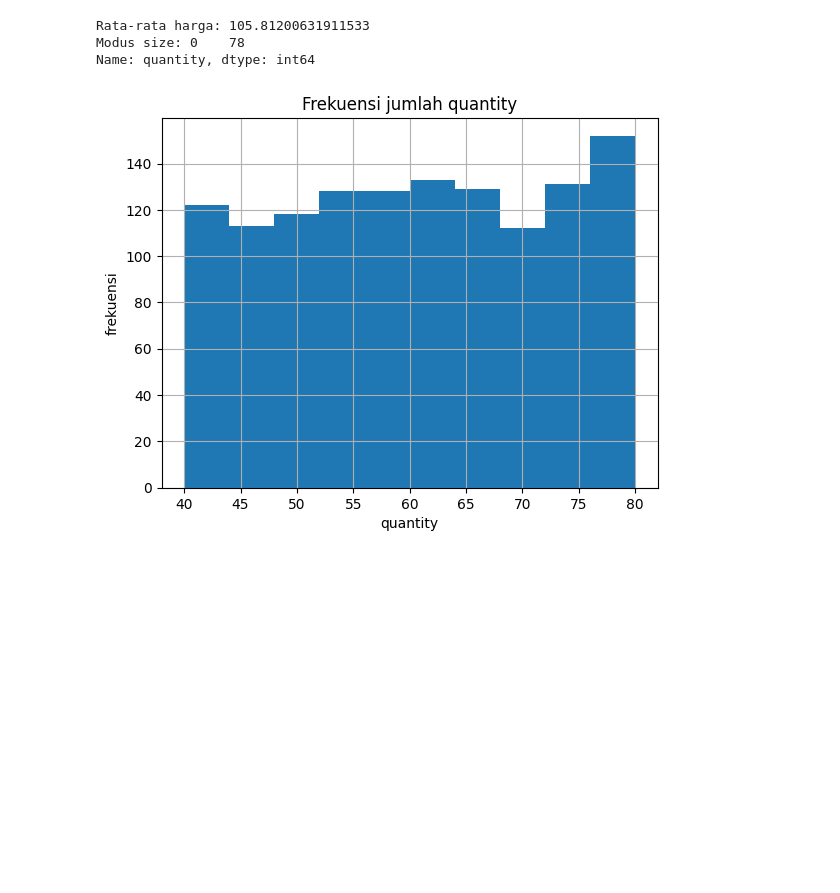
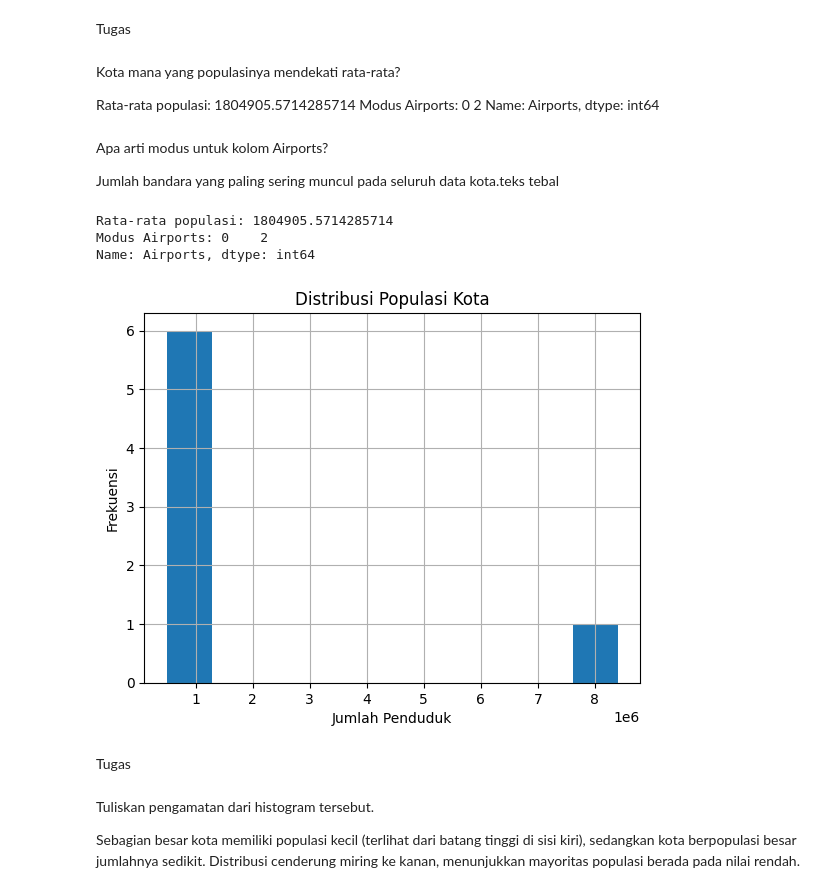
Before and after one commit to Nicoandikasinaga/pemograman-dasar, a Jupyter notebook: Praktikum09.ipynb, the cells around one changed output. Saved outputs shown, nothing was run; the diff lists cells and outputs as text; code cells hidden in the pictures; blank space fills up the shorter version.

```diff
--- a/Praktikum09.ipynb
+++ b/Praktikum09.ipynb
@@ -23,0 +3,14 @@ Nico_andika_sinaga.describe()
+# %%
+import pandas as pd
+
+city_names = ['Jakarta', 'Bandung', 'Makassar', 'Surabaya', 'Medan', 'Yogyakarta', 'Malang']
+population = [498044, 964254, 491918, 8398748, 653115, 883305, 744955]
+num_airports = [2, 2, 8, 3, 1, 3, 2]
+
+df = pd.DataFrame({
+    'City Name': city_names,
+    'Population': population,
+    'Airports': num_airports,
+})
+
+df
@@ -24,25 +26,43 @@ Nico_andika_sinaga.describe()
+# %% [markdown]
+Tugas
+# %% [markdown]
+Kota mana yang populasinya mendekati rata-rata?
+
+Rata-rata populasi: 1804905.5714285714 Modus Airports: 0 2 Name: Airports, dtype: int64
+# %% [markdown]
+Apa arti modus untuk kolom Airports?
+
+Jumlah bandara yang paling sering muncul pada seluruh data kota.teks tebal
 # %%
 # Ringkasan statistik
-Nico_andika_sinaga.describe()
+df.describe()
 
-# Rata-rata harga
-rata_rata_customer_id = Nico_andika_sinaga['price'].mean()
-print("Rata-rata harga:", rata_rata_customer_id)
+# Rata-rata populasi
+rata_rata_populasi = df['Population'].mean()
+print("Rata-rata populasi:", rata_rata_populasi)
 
-# Modus jumlah order_id
-modus_order_id = Nico_andika_sinaga['quantity'].mode()
-print("Modus size:", modus_order_id)
+# Modus jumlah bandara
+modus_airports = df['Airports'].mode()
+print("Modus Airports:", modus_airports)
 # %% [output]
-Rata-rata harga: 105.81200631911533
-Modus size: 0    78
-Name: quantity, dtype: int64
+Rata-rata populasi: 1804905.5714285714
+Modus Airports: 0    2
+Name: Airports, dtype: int64
 # %%
-Nico_andika_sinaga['quantity'].hist()
-plt.title("Frekuensi jumlah quantity")
-plt.xlabel("quantity")
-plt.ylabel("frekuensi")
+import matplotlib.pyplot as plt
+
+df['Population'].hist()
+plt.title("Distribusi Populasi Kota")
+plt.xlabel("Jumlah Penduduk")
+plt.ylabel("Frekuensi")
 plt.show()
 # %% [output]
-[figure, old version]
+[figure, new version]
+# %% [markdown]
+Tugas
+# %% [markdown]
+Tuliskan pengamatan dari histogram tersebut.
+
+Sebagian besar kota memiliki populasi kecil (terlihat dari batang tinggi di sisi kiri), sedangkan kota berpopulasi besar jumlahnya sedikit. Distribusi cenderung miring ke kanan, menunjukkan mayoritas populasi berada pada nilai rendah.
 # %%
 # Korelasi
```
Also changed, not shown: parts of 29 cells of this notebook.
